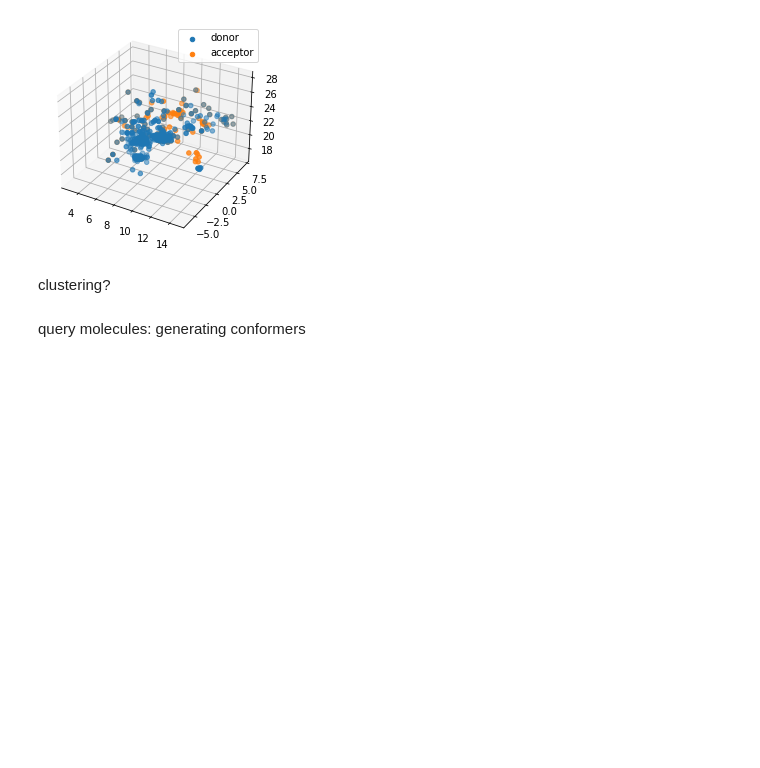
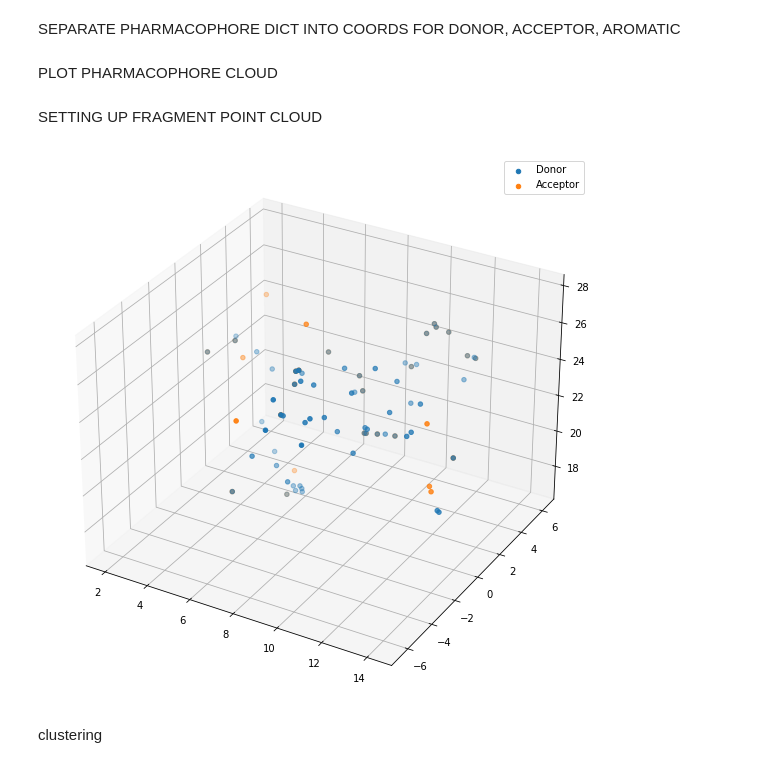
Before and after one commit to gemmagordon/xchem_rotation, a Jupyter notebook: get_pharma4_cloud.ipynb, the cells around one changed output. Cells and saved outputs as stored; diff of their text form; code cells hidden in the pictures; blank space fills up the shorter version.

```diff
--- a/get_pharma4_cloud.ipynb
+++ b/get_pharma4_cloud.ipynb
@@ -92,20 +111,5 @@ def getPharmacophoreCoords(mol, features_names=["Acceptor", "Donor", "Aromatic"]
         new_feats_dict[key] = np.concatenate(featsDict[key]).reshape((-1,3))
 
     return new_feats_dict, idxsDict
-# %%
-# compute pharmacophores coordinates
-donor_coords = []
-acceptor_coords = []
-aromatic_coords = []
-
-for mol in mols:
-    pharma_coords, __ = getPharmacophoreCoords(mol)
-    donor_coords += [pharma_coords['Donor']]
-    acceptor_coords += [pharma_coords['Acceptor']]
-    #aromatic_coords += [pharma_coords['Aromatic']]
-
-donor_coords = np.concatenate(donor_coords)
-acceptor_coords = np.concatenate(acceptor_coords)
-#aromatic_coords = np.concatenate(aromatic_coords)
-
-# NOTE issue with aromatic - key error, just no aromatic ph4s?
+# %% [markdown]
+SEPARATE PHARMACOPHORE DICT INTO COORDS FOR DONOR, ACCEPTOR, AROMATIC
@@ -112,19 +157,33 @@ acceptor_coords = np.concatenate(acceptor_coords)
+# %% [markdown]
+PLOT PHARMACOPHORE CLOUD
 # %%
 import matplotlib.pyplot as plt
 %matplotlib inline
 
-fig = plt.figure()
-ax = plt.axes(projection='3d')
+def plot_coords(donor_coords, acceptor_coords, aromatic_coords):
 
-# visualize the 3D cloud of fragment pharmacophores. They are a good representation of the protein pocket.
-ax.scatter3D(donor_coords[:,0], donor_coords[:,1], donor_coords[:,2], label="donor")
-ax.scatter3D(acceptor_coords[:,0], acceptor_coords[:,1], acceptor_coords[:,2], label="acceptor")
-#ax.scatter3D(aromatic_coords[:,0], aromatic_coords[:,1], aromatic_coords[:,2], label="aromatic")
-plt.legend()
-plt.show()
+    fig = plt.figure(figsize=(10,10))
+    ax = plt.axes(projection='3d')
+
+    # visualize the 3D cloud of fragment pharmacophores. They are a good representation of the protein pocket.
+    labels = ['Donor', 'Acceptor', 'Aromatic']
+    for coords, label in zip([donor_coords, acceptor_coords, aromatic_coords], labels):
+        if len(coords) != 0:
+            ax.scatter3D(coords[:,0], coords[:,1], coords[:,2], label=label)
+
+    plt.legend()
+    plt.show()
+
+    return
-# %% [output]
-[figure, removed]
+# %% [markdown]
+SETTING UP FRAGMENT POINT CLOUD
+# %%
+# run above functions
+fragment_files, frag_filenames = get_sdfs('Mpro_fragments')
+frag_mols = sdf_to_mol(fragment_files)
+frag_donor_coords, frag_acceptor_coords, frag_aromatic_coords = get_coords(frag_mols)
+plot_coords(frag_donor_coords, frag_acceptor_coords, frag_aromatic_coords)
+# %% [output]
+[figure, added]
 # %% [markdown]
-clustering?
+clustering
-# %% [markdown]
-query molecules: generating conformers
```
Also changed, not shown: parts of 18 cells of this notebook, 5 other files.
